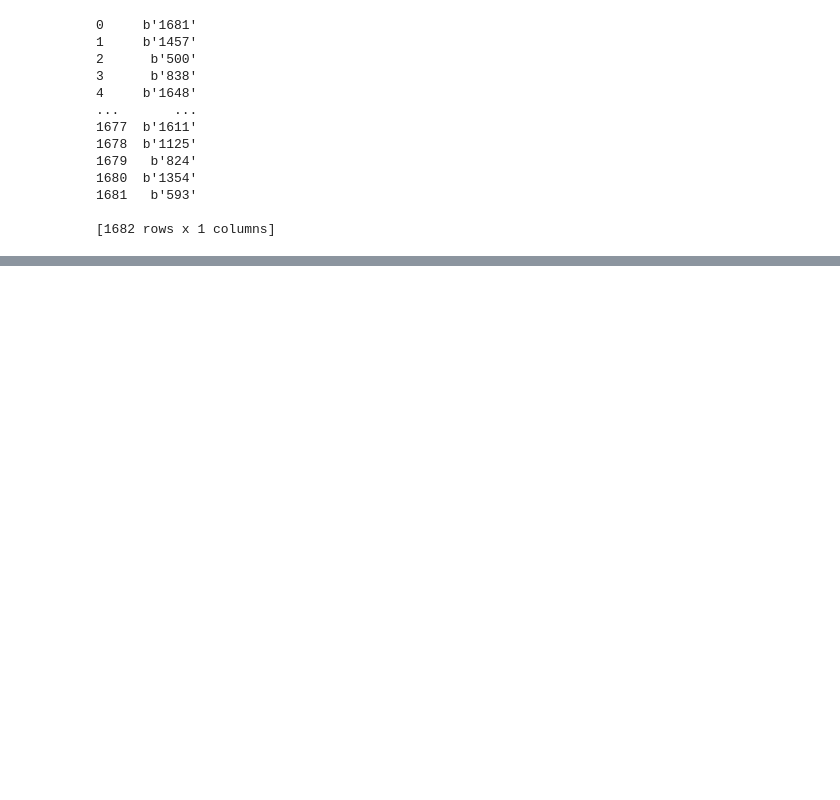
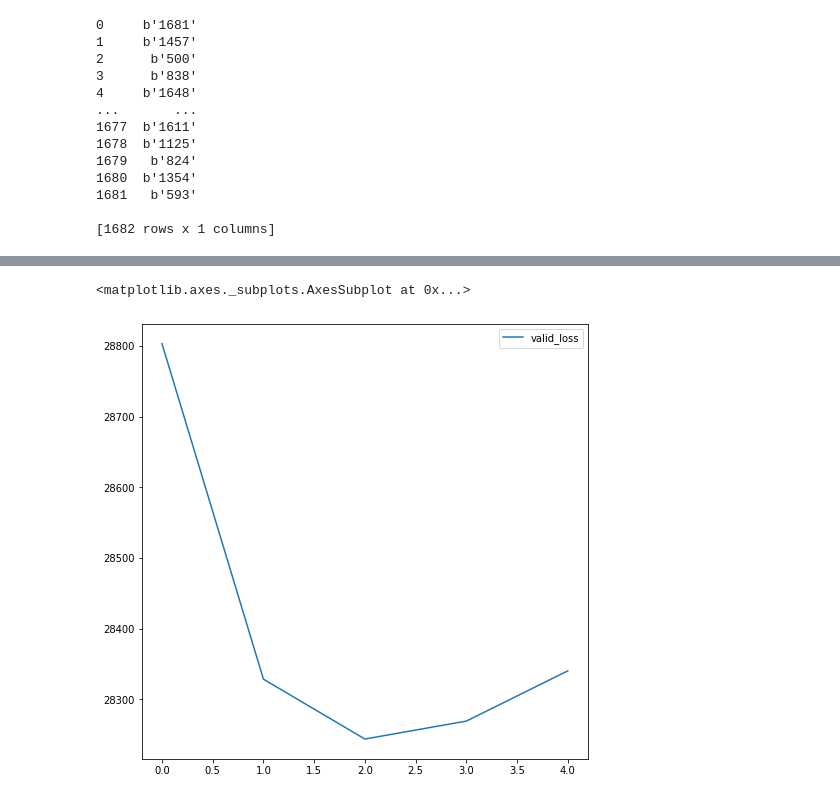
Before and after one commit to mmaghajani/recommender-with-tf-sample, a Jupyter notebook: recomm_movielens.ipynb, the cells around one changed output, grey strips where cells are left out. Cells and saved outputs as stored; diff of their text form; code cells hidden in the pictures; blank space fills up the shorter version.

```diff
--- a/recomm_movielens.ipynb
+++ b/recomm_movielens.ipynb
@@ -361,0 +398,7 @@ class RetrievalModel(tfrs.models.Model):
+# %%
+pd.DataFrame({
+              'valid_loss':history.history['val_loss'],
+              }).plot(figsize=(8, 8))
+# %% [output]
+<matplotlib.axes._subplots.AxesSubplot at 0x...>
+[figure, added]
```
Also changed, not shown: parts of 9 cells of this notebook.
